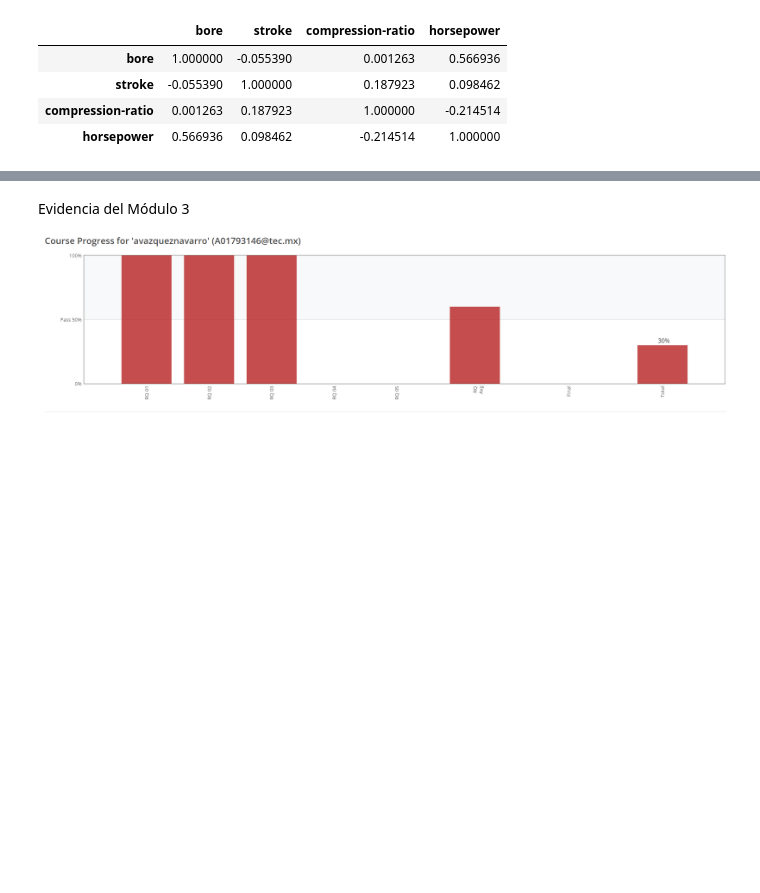
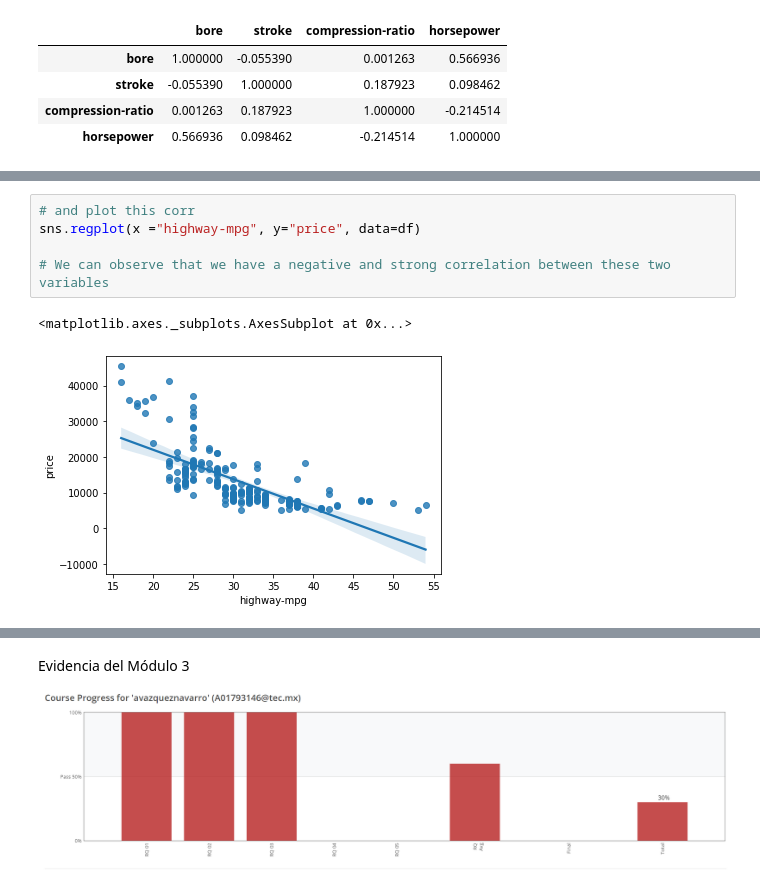
Before and after one commit to PosgradoMNA/actividades-de-aprendizaje-A01793146, a Jupyter notebook: DataAnalysis/Modulo03.ipynb, the cells around one changed output, grey strips where cells are left out. Cells and saved outputs as stored; diff of their text form; blank space fills up the shorter version.

```diff
--- a/DataAnalysis/Modulo03.ipynb
+++ b/DataAnalysis/Modulo03.ipynb
@@ -105,0 +129,8 @@ dfCorr
+# %%
+# and plot this corr
+sns.regplot(x ="highway-mpg", y="price", data=df)
+
+# We can observe that we have a negative and strong correlation between these two variables
+# %% [output]
+<matplotlib.axes._subplots.AxesSubplot at 0x...>
+[figure, added]
```
Also changed, not shown: parts of 19 cells of this notebook.
